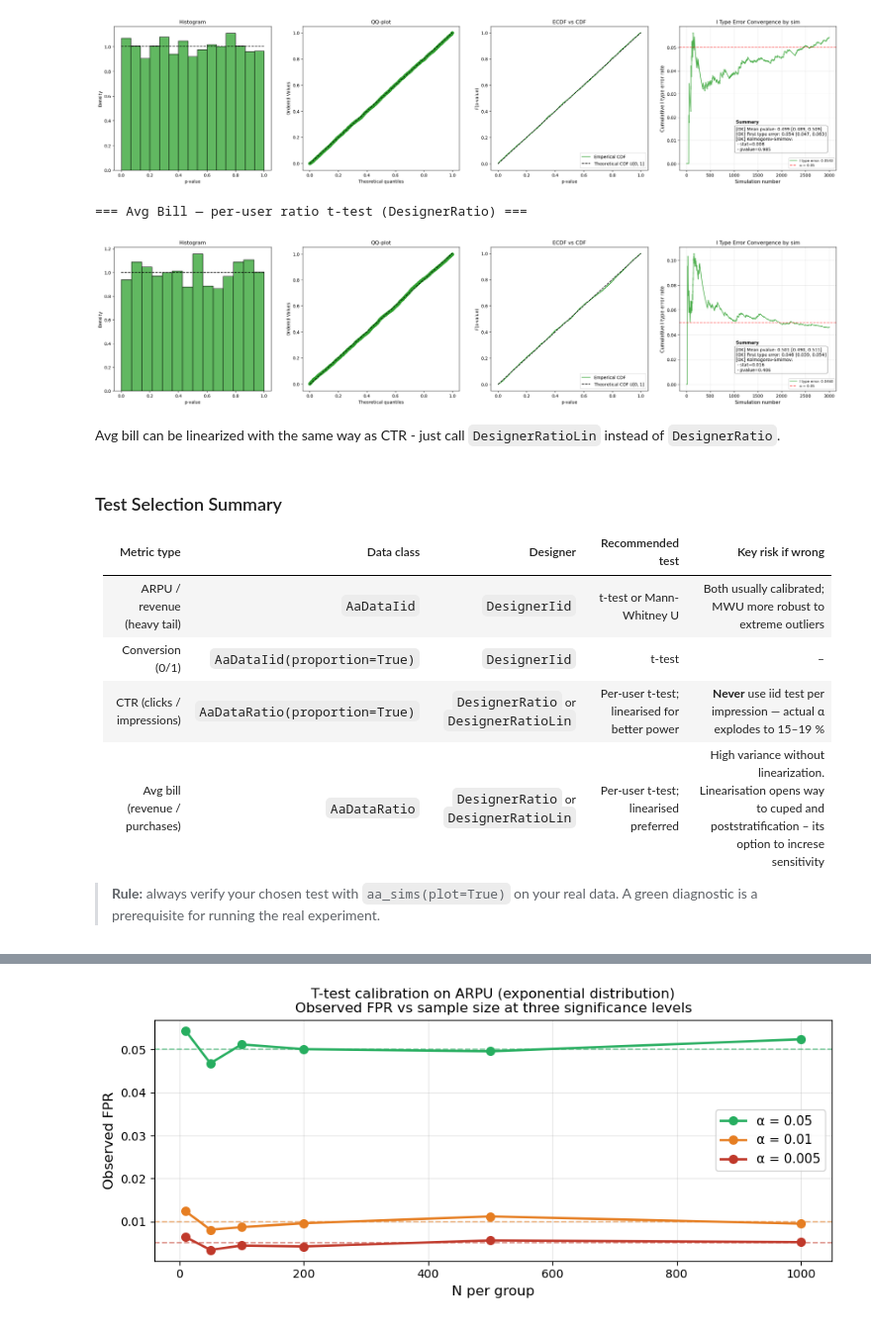
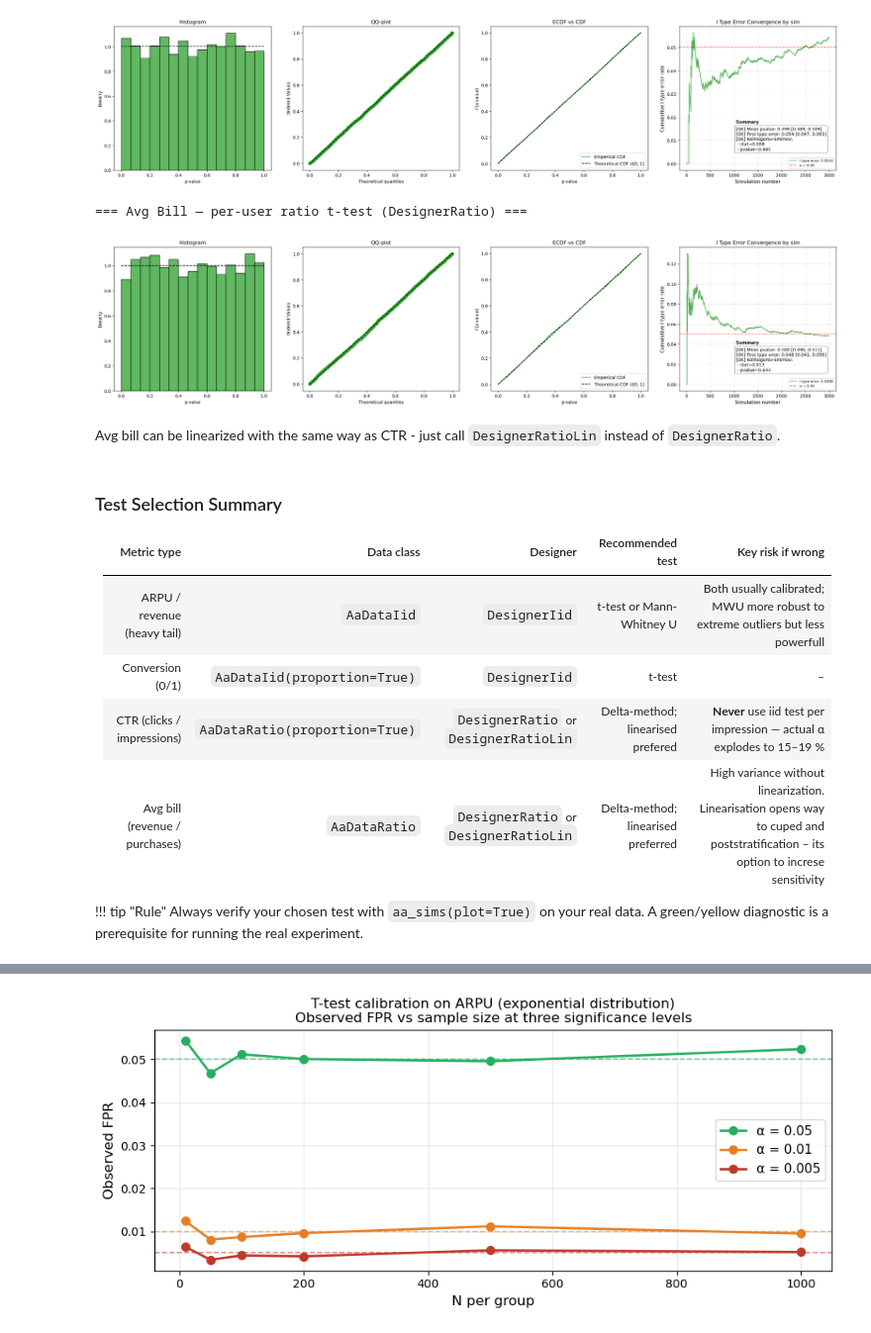
Before and after one commit to sslastochkin/mcab, a Jupyter notebook: docs/guide/03_type_one_error.ipynb, the cells around one changed output, grey strips where cells are left out. Shown at 99% size. Drawn from its saved outputs; the diff is of its cells as text; code cells hidden in the pictures.

```diff
--- a/docs/guide/03_type_one_error.ipynb
+++ b/docs/guide/03_type_one_error.ipynb
@@ -269,19 +280,20 @@ reducing variance and enabling standard tests.
 You dont need make any transformations, mcab backend will do it for you.
 The reason you might look at linearization is ability to make ratio data iid and apply stratification and cuped we will talk in next lessons.
 # %%
-# ── 3.3 CTR — per-user t-test via DesignerRatio ───────────────────────────────
-def ctr_ttest_ratio(test_tuple, ctrl_tuple):
-    """Receives (clicks, impressions) tuples — computes per-user CTR then t-test."""
-    t_clicks, t_impr = test_tuple
-    c_clicks, c_impr = ctrl_tuple
-    return float(scipy_stats.ttest_ind(t_clicks / t_impr, c_clicks / c_impr).pvalue)
+from mcab import delta_method_pvalue
+
+def delta_method_ratio(test_tuple, ctrl_tuple):
+    """Applying delta method."""
+    return delta_method_pvalue(test_tuple, ctrl_tuple)[0]
 
 print("=== CTR — per-user ratio t-test (DesignerRatio) ===")
 _ = DesignerRatio(
-    AaDataRatio(ctr_raw, proportion=True), alpha=0.05, seed=42,
+    AaDataRatio(ctr_raw, proportion=True),
+    alpha=0.05,
+    seed=42
 ).aa_sims(
-    pval_func=ctr_ttest_ratio,
-    n_sims=3_000, control_size=0.5, plot=True, verbose=True, n_jobs=-1,
+    pval_func=delta_method_ratio,
+    n_sims=3_000, control_size=0.5, plot=True, verbose=False, n_jobs=-1,
 )
 # %% [output]
 === CTR — per-user ratio t-test (DesignerRatio) ===
@@ -303,23 +312,17 @@ _ = DesignerRatioLin(
 === CTR — linearised t-test (DesignerRatioLin) ===
 [figure]
 # %%
-# ── 3.4 Avg Bill — per-user t-test via DesignerRatio ─────────────────────────
-def bill_ttest_ratio(test_tuple, ctrl_tuple):
-    """Receives (revenue, purchases) tuples."""
-    t_rev, t_pur = test_tuple
-    c_rev, c_pur = ctrl_tuple
-    return float(scipy_stats.ttest_ind(t_rev / t_pur, c_rev / c_pur).pvalue)
-
+# 3.4 Avg Bill — per-user t-test via DesignerRatio
 print("=== Avg Bill — per-user ratio t-test (DesignerRatio) ===")
 _ = DesignerRatio(
     AaDataRatio(avg_bill_raw), alpha=0.05, seed=42,
 ).aa_sims(
-    pval_func=bill_ttest_ratio,
-    n_sims=3_000, control_size=0.5, plot=True, verbose=True, n_jobs=-1,
+    pval_func=delta_method_ratio,
+    n_sims=3_000, control_size=0.5, plot=True, verbose=False, n_jobs=-1,
 )
 # %% [output]
 === Avg Bill — per-user ratio t-test (DesignerRatio) ===
-[figure, old version]
+[figure, new version]
 # %% [markdown]
 Avg bill can be linearized with the same way as CTR - just call `DesignerRatioLin` instead of `DesignerRatio`.
 # %% [markdown]
@@ -327,13 +330,14 @@ Avg bill can be linearized with the same way as CTR - just call `DesignerRatioLi
 
 | Metric type | Data class | Designer | Recommended test | Key risk if wrong |
 |---|---|---|---|---|
-| ARPU / revenue (heavy tail) | `AaDataIid` | `DesignerIid` | t-test or Mann-Whitney U | Both usually calibrated; MWU more robust to extreme outliers |
+| ARPU / revenue (heavy tail) | `AaDataIid` | `DesignerIid` | t-test or Mann-Whitney U | Both usually calibrated; MWU more robust to extreme outliers but less powerfull |
 | Conversion (0/1) | `AaDataIid(proportion=True)` | `DesignerIid` | t-test | – |
-| CTR (clicks / impressions) | `AaDataRatio(proportion=True)` | `DesignerRatio` or `DesignerRatioLin` | Per-user t-test; linearised for better power | **Never** use iid test per impression — actual α explodes to 15–19 % |
-| Avg bill (revenue / purchases) | `AaDataRatio` | `DesignerRatio` or `DesignerRatioLin` | Per-user t-test; linearised preferred | High variance without linearization. Linearisation opens way to cuped and poststratification – its option to increse sensitivity |
+| CTR (clicks / impressions) | `AaDataRatio(proportion=True)` | `DesignerRatio` or `DesignerRatioLin` | Delta-method; linearised prefered | **Never** use iid test per impression — actual α explodes to 15–19 % |
+| Avg bill (revenue / purchases) | `AaDataRatio` | `DesignerRatio` or `DesignerRatioLin` | Delta-method; linearised preferred | High variance without linearization. Linearisation opens way to cuped and poststratification – its option to increse sensitivity |
 
-> **Rule:** always verify your chosen test with `aa_sims(plot=True)` on your real data.
-> A green diagnostic is a prerequisite for running the real experiment.
+!!! tip "Rule"
+    Always verify your chosen test with `aa_sims(plot=True)` on your real data.
+    A green/yellow diagnostic is a prerequisite for running the real experiment.
 # %% [markdown]
 ## 4. Reducing α: How Much Data Do You Need?
 
```
Also changed, not shown: parts of 20 cells of this notebook.
